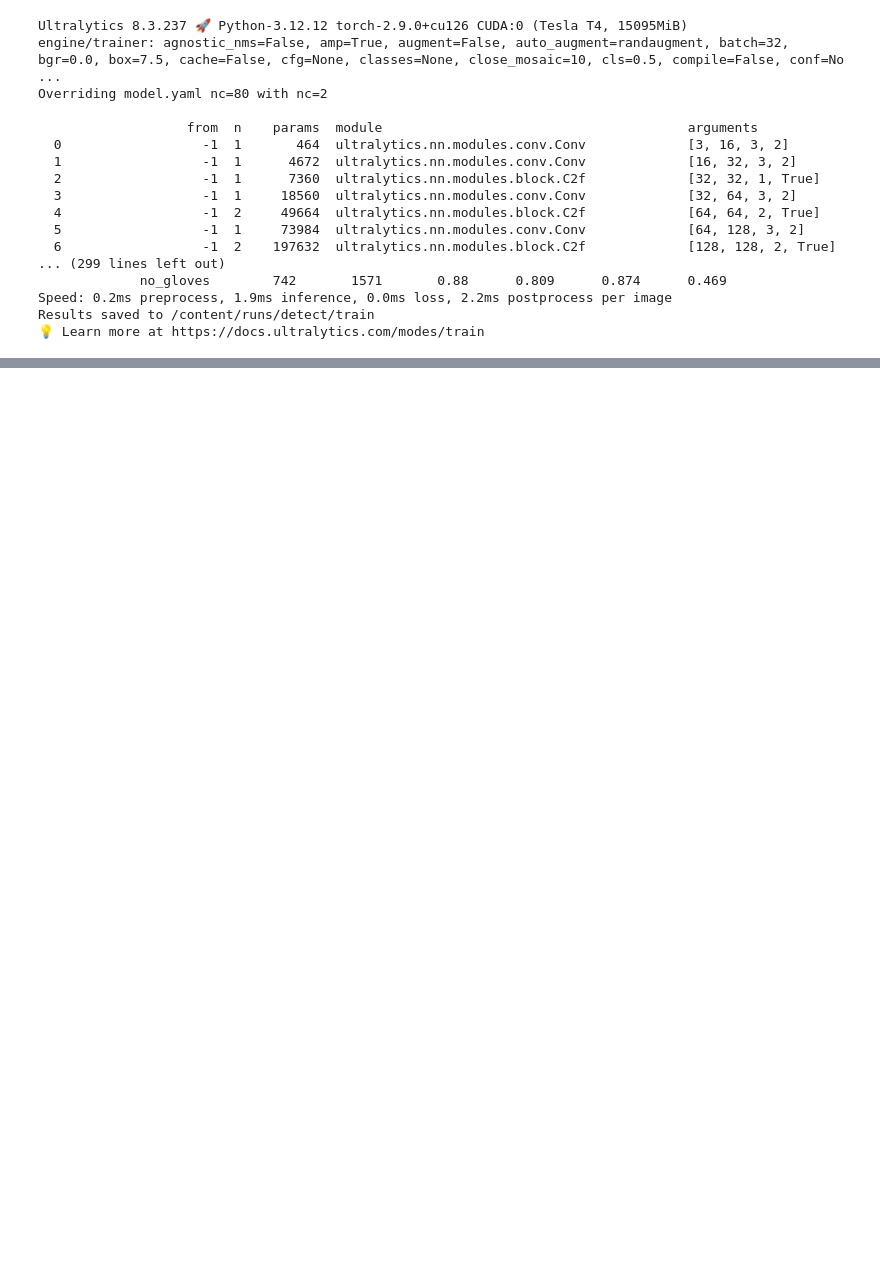
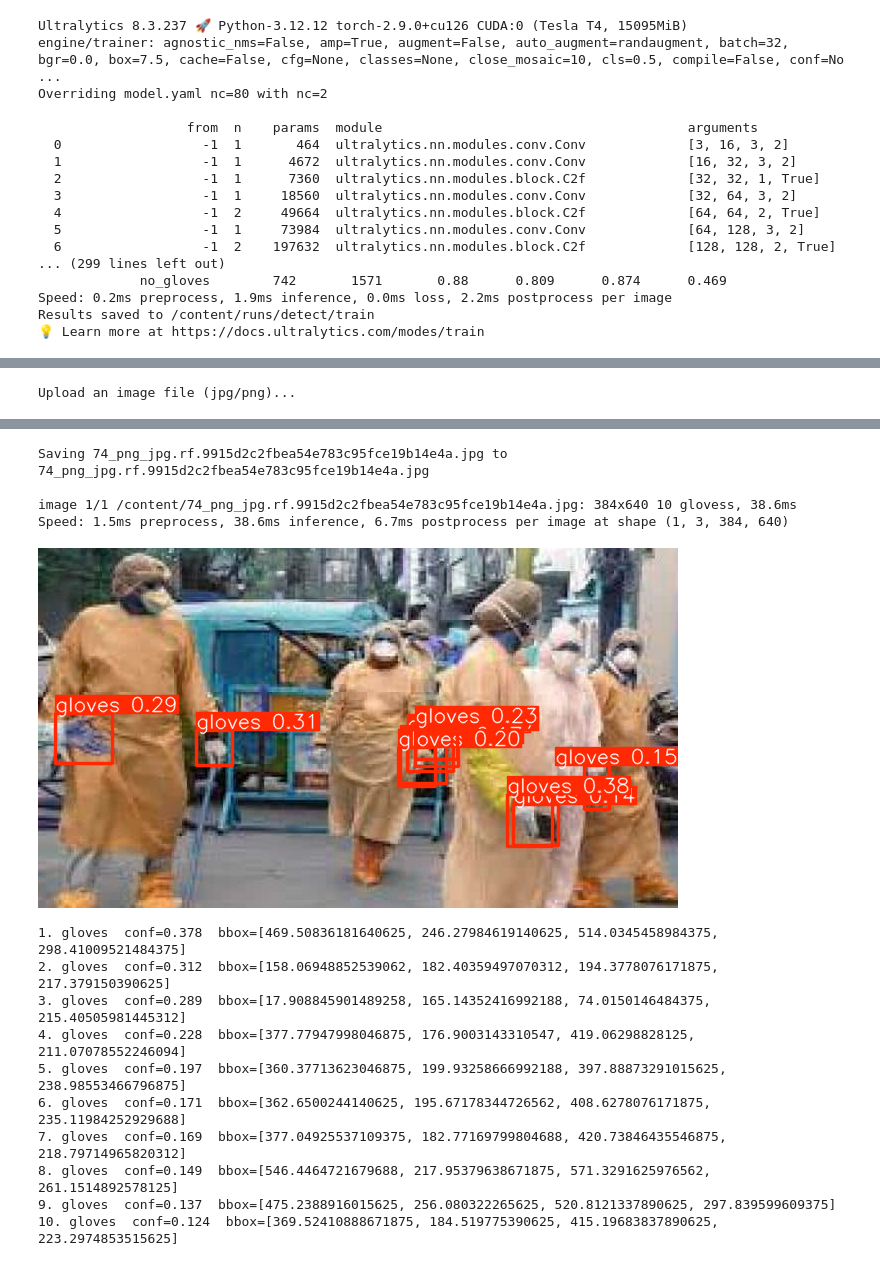
Before and after one commit to HTxSlayer/AI-Powered-Mental-Health-Assistant, a Jupyter notebook: gloves.ipynb, the cells around one changed output, grey strips where cells are left out. Saved outputs shown, nothing was run; the diff lists cells and outputs as text; code cells hidden in the pictures; blank space fills up the shorter version.

```diff
--- a/gloves.ipynb
+++ b/gloves.ipynb
@@ -74,7 +74,7 @@ up = files.upload()
 img_path = list(up.keys())[0]   # filename in current dir
 
 # 2) load your trained model (change path if needed)
-model = YOLO("runs/detect/train/weights/last.pt")  # or path/to/your/best.pt
+model = YOLO("/content/last.pt")  # or path/to/your/best.pt
 
 # 3) predict
 results = model.predict(source=img_path, conf=0.10, save=False)  # set save=True to save annotated image
@@ -104,2 +107,37 @@ Speed: 2.6ms preprocess, 9.1ms inference, 1.9ms postprocess per image at shape (
 [figure]
 1. gloves  conf=0.679  bbox=[125.71855163574219, 96.23989868164062, 166.2169189453125, 125.0478515625]
+# %%
+# Colab: upload an image, run YOLOv8 model, show annotated result + detections
+from google.colab import files
+from ultralytics import YOLO
+from PIL import Image
+from IPython.display import display
+
+# 1) Upload image
+print("Upload an image file (jpg/png)...")
+up = files.upload()
+img_path = list(up.keys())[0]   # filename in current dir
+
+# 2) load your trained model (change path if needed)
+model = YOLO("/content/last.pt")  # or path/to/your/best.pt
+
+# 3) predict
+results = model.predict(source=img_path, conf=0.10, save=False)  # set save=True to save annotated image
+
+# 4) show annotated image (Ultralytics results provide .plot())
+annotated = results[0].plot()   # returns a numpy array
+display(Image.fromarray(annotated))
+
+# 5) print detections (class id, name, confidence, bbox)
+names = {0: "gloves", 1: "no_gloves"}   # change if different
+boxes = results[0].boxes  # Boxes object
+if boxes is None or len(boxes) == 0:
+    print("No detections.")
+else:
+    for i,box in enumerate(boxes):
+        cls = int(box.cls[0].item())
+        conf = float(box.conf[0].item())
+        xyxy = box.xyxy[0].tolist()  # [x1,y1,x2,y2]
+        print(f"{i+1}. {names.get(cls,cls)}  conf={conf:.3f}  bbox={xyxy}")
+# %% [output]
+Upload an image file (jpg/png)...
@@ -105,0 +145,15 @@ Speed: 2.6ms preprocess, 9.1ms inference, 1.9ms postprocess per image at shape (
+Saving 74_png_jpg.rf.9915d2c2fbea54e783c95fce19b14e4a.jpg to 74_png_jpg.rf.9915d2c2fbea54e783c95fce19b14e4a.jpg
+
+image 1/1 /content/74_png_jpg.rf.9915d2c2fbea54e783c95fce19b14e4a.jpg: 384x640 10 glovess, 38.6ms
+Speed: 1.5ms preprocess, 38.6ms inference, 6.7ms postprocess per image at shape (1, 3, 384, 640)
+[figure, added]
+1. gloves  conf=0.378  bbox=[469.50836181640625, 246.27984619140625, 514.0345458984375, 298.41009521484375]
+2. gloves  conf=0.312  bbox=[158.06948852539062, 182.40359497070312, 194.3778076171875, 217.379150390625]
+3. gloves  conf=0.289  bbox=[17.908845901489258, 165.14352416992188, 74.0150146484375, 215.40505981445312]
+4. gloves  conf=0.228  bbox=[377.77947998046875, 176.9003143310547, 419.06298828125, 211.07078552246094]
+5. gloves  conf=0.197  bbox=[360.37713623046875, 199.93258666992188, 397.88873291015625, 238.98553466796875]
+6. gloves  conf=0.171  bbox=[362.6500244140625, 195.67178344726562, 408.6278076171875, 235.11984252929688]
+7. gloves  conf=0.169  bbox=[377.04925537109375, 182.77169799804688, 420.73846435546875, 218.79714965820312]
+8. gloves  conf=0.149  bbox=[546.4464721679688, 217.95379638671875, 571.3291625976562, 261.1514892578125]
+9. gloves  conf=0.137  bbox=[475.2388916015625, 256.080322265625, 520.8121337890625, 297.839599609375]
+10. gloves  conf=0.124  bbox=[369.52410888671875, 184.519775390625, 415.19683837890625, 223.2974853515625]
```
Also changed, not shown: parts of 4 cells of this notebook.
